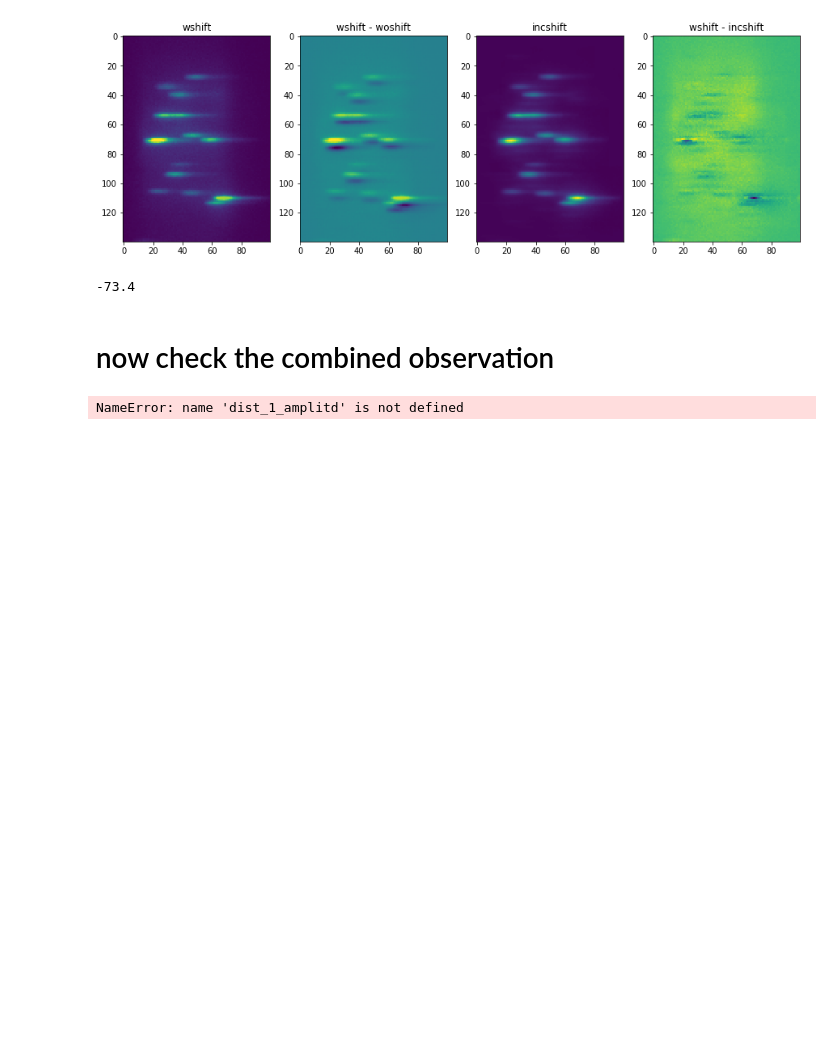
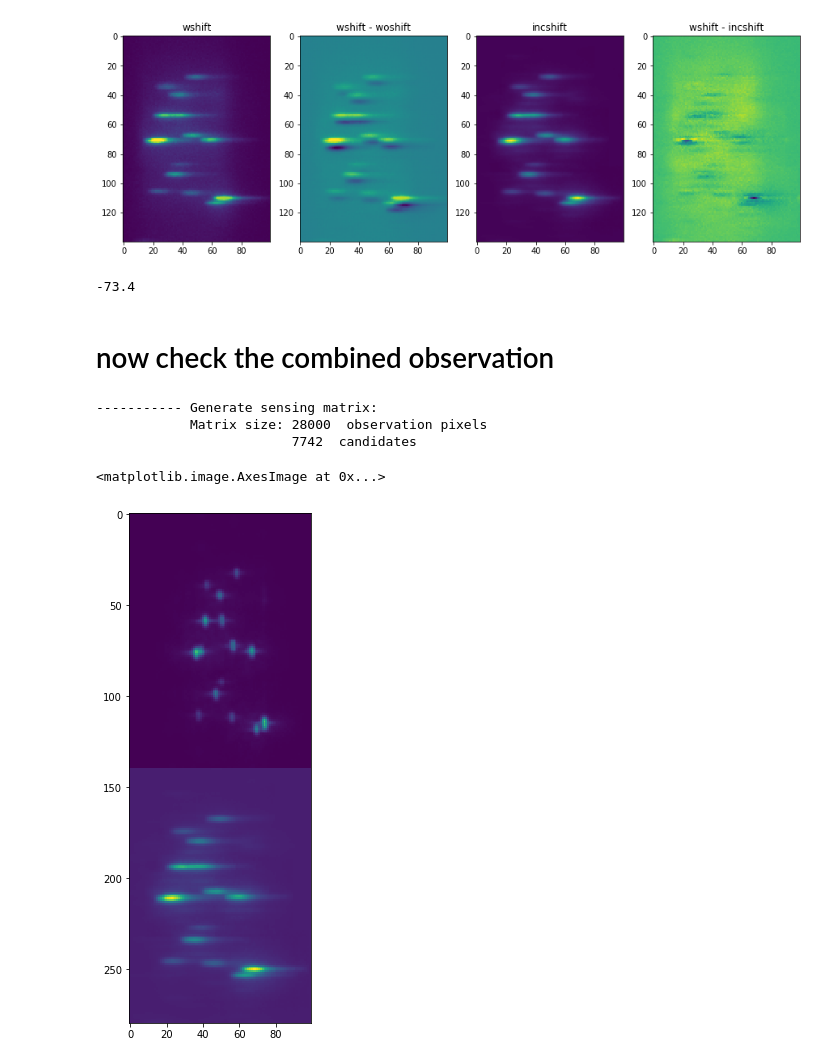
Before and after one commit to xiyuyi/PyPRIS, a Jupyter notebook: NW_astig_spetrum_analysis/filed_shift_fits.ipynb, the cells around one changed output. Cells and saved outputs as stored; diff of their text form; code cells hidden in the pictures; blank space fills up the shorter version.

Commit message:
CL and shifts: overall observation confirmed. observer is setttled

```diff
--- a/NW_astig_spetrum_analysis/filed_shift_fits.ipynb
+++ b/NW_astig_spetrum_analysis/filed_shift_fits.ipynb
@@ -166,7 +166,18 @@ observer.observe_with_CL_and_grating_prep(psf_CL=psf_0thOrder, imsize_CL=[140,10
                                     psf_shift=psf_1stOrder, imsize_shift=[140,100], psfz0_shift=40,
                                     shift_1=fitted_shift_1, shift_2 = fitted_shift_2,
                                     observer_debugger=False, observer_edge_padding=True)
+pypris0.observe = copy.deepcopy(observer.observe_with_CL_and_grating)
+pypris0.observation = np.ndarray([28000,1])
+pypris0.generate_sensing_mx()
+# %% [output]
+----------- Generate sensing matrix:
+            Matrix size: 28000  observation pixels
+                         7742  candidates
-# %%
-dist_1_amplitd
-# %% [output]
-NameError: name 'dist_1_amplitd' is not defined
+# %%
+a = np.dot(pypris0.current_A, filtered_x).reshape(280,100)
+plt.figure(figsize=[15,10])
+plt.subplot(141)
+plt.imshow(a)
+# %% [output]
+<matplotlib.image.AxesImage at 0x...>
+[figure, added]
```
